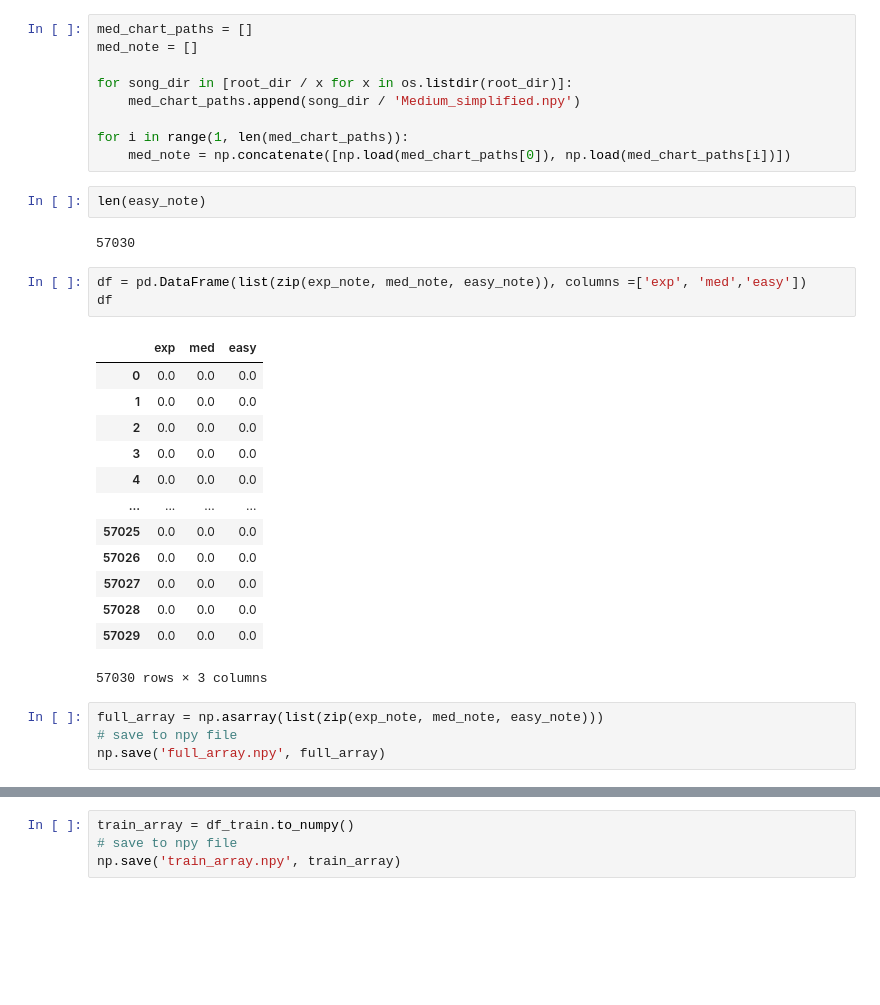
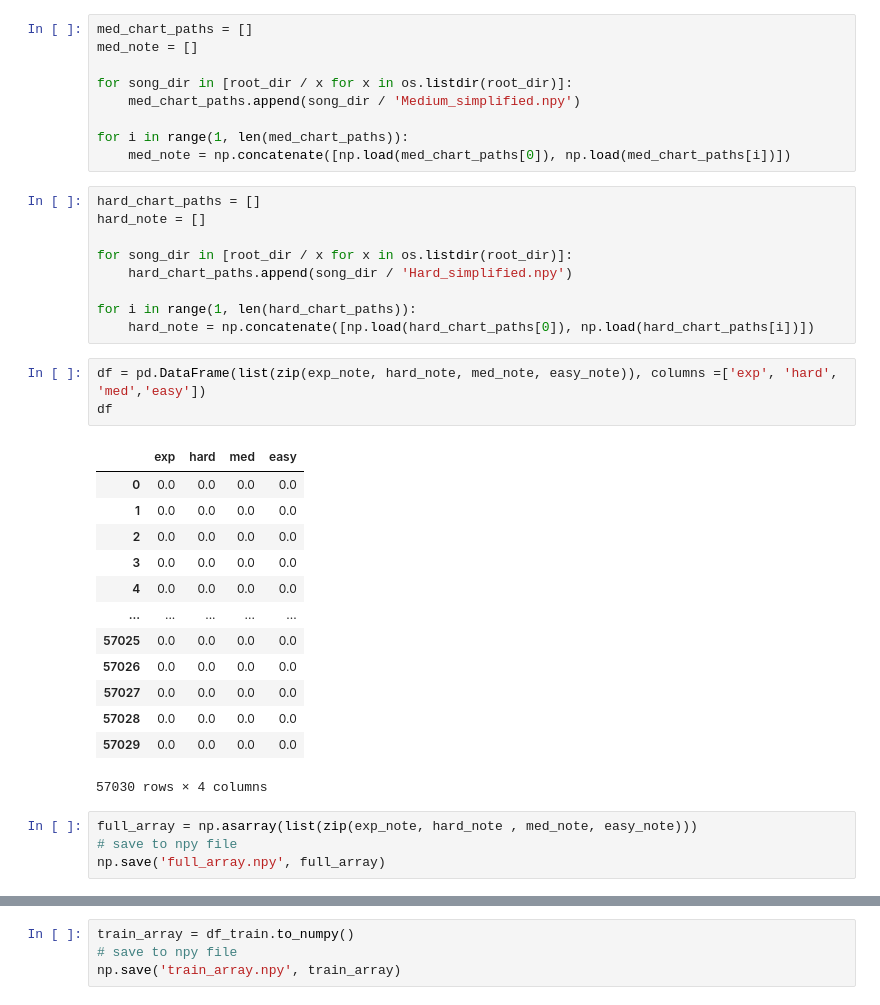
Before and after one commit to elliottwaissbluth/tensor-hero, a Jupyter notebook: Difficulty_anal/diff_explore.ipynb, the cells around one changed output, grey strips where cells are left out. Cells and saved outputs as stored; diff of their text form; blank space fills up the shorter version.

Commit message:
Added hard dataset

```diff
--- a/Difficulty_anal/diff_explore.ipynb
+++ b/Difficulty_anal/diff_explore.ipynb
@@ -193,29 +193,34 @@ for song_dir in [root_dir / x for x in os.listdir(root_dir)]:
 
 for i in range(1, len(med_chart_paths)):
     med_note = np.concatenate([np.load(med_chart_paths[0]), np.load(med_chart_paths[i])])
-# %%
-len(easy_note)
-# %% [output]
-57030
+# %%
+hard_chart_paths = []
+hard_note = []
+
+for song_dir in [root_dir / x for x in os.listdir(root_dir)]:
+    hard_chart_paths.append(song_dir / 'Hard_simplified.npy')
+
+for i in range(1, len(hard_chart_paths)):
+    hard_note = np.concatenate([np.load(hard_chart_paths[0]), np.load(hard_chart_paths[i])])
 # %%
-df = pd.DataFrame(list(zip(exp_note, med_note, easy_note)), columns =['exp', 'med','easy'])
+df = pd.DataFrame(list(zip(exp_note, hard_note, med_note, easy_note)), columns =['exp', 'hard', 'med','easy'])
 df
 # %% [output]
-|  | exp | med | easy |
-| 0 | 0.0 | 0.0 | 0.0 |
-| 1 | 0.0 | 0.0 | 0.0 |
-| 2 | 0.0 | 0.0 | 0.0 |
-| 3 | 0.0 | 0.0 | 0.0 |
-| 4 | 0.0 | 0.0 | 0.0 |
-| ... | ... | ... | ... |
-| 57025 | 0.0 | 0.0 | 0.0 |
-| 57026 | 0.0 | 0.0 | 0.0 |
-| 57027 | 0.0 | 0.0 | 0.0 |
-| 57028 | 0.0 | 0.0 | 0.0 |
-| 57029 | 0.0 | 0.0 | 0.0 |
+|  | exp | hard | med | easy |
+| 0 | 0.0 | 0.0 | 0.0 | 0.0 |
+| 1 | 0.0 | 0.0 | 0.0 | 0.0 |
+| 2 | 0.0 | 0.0 | 0.0 | 0.0 |
+| 3 | 0.0 | 0.0 | 0.0 | 0.0 |
+| 4 | 0.0 | 0.0 | 0.0 | 0.0 |
+| ... | ... | ... | ... | ... |
+| 57025 | 0.0 | 0.0 | 0.0 | 0.0 |
+| 57026 | 0.0 | 0.0 | 0.0 | 0.0 |
+| 57027 | 0.0 | 0.0 | 0.0 | 0.0 |
+| 57028 | 0.0 | 0.0 | 0.0 | 0.0 |
+| 57029 | 0.0 | 0.0 | 0.0 | 0.0 |
-57030 rows × 3 columns
+57030 rows × 4 columns
 # %%
-full_array = np.asarray(list(zip(exp_note, med_note, easy_note)))
+full_array = np.asarray(list(zip(exp_note, hard_note , med_note, easy_note)))
 # save to npy file
 np.save('full_array.npy', full_array)
 # %%
```
Also changed, not shown: parts of 6 cells of this notebook, 2 other files.
